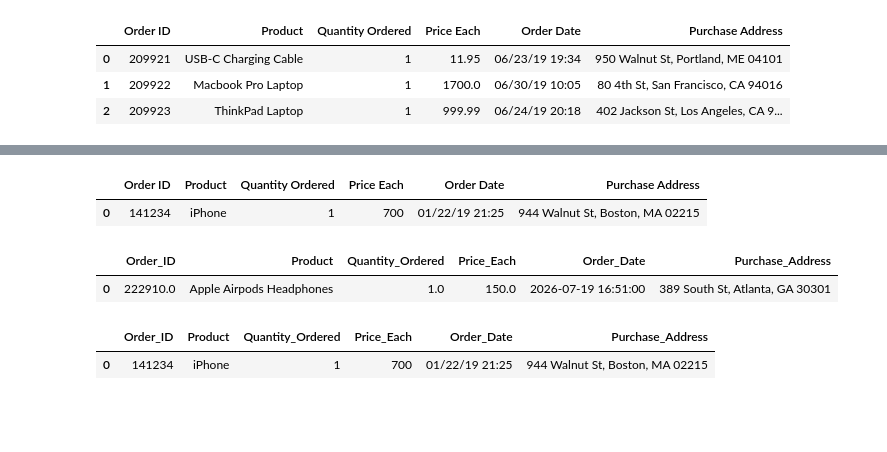
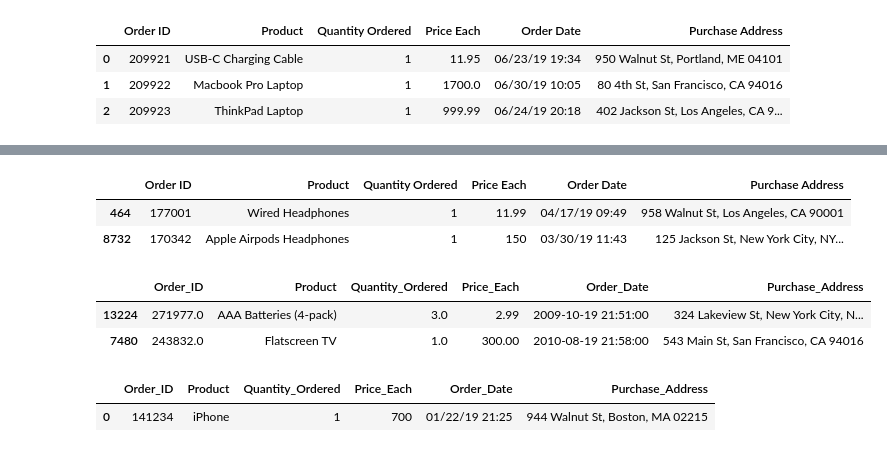
Before and after one commit to qochieng/Power-BI-dashboard-project, a Jupyter notebook: dashboard.ipynb, the cells around one changed output, grey strips where cells are left out. Cells and saved outputs as stored; diff of their text form; code cells hidden in the pictures; blank space fills up the shorter version.

```diff
--- a/dashboard.ipynb
+++ b/dashboard.ipynb
@@ -166,15 +161,19 @@ June.head(3)
 # %%
+#join the first half monthly datasets
 months =[January,February,March,April,May,June]
 first_half = pd.concat(months)
-first_half.head(1)
+first_half.sample(2)
 # %% [output]
 |  | Order ID | Product | Quantity Ordered | Price Each | Order Date | Purchase Address |
-| 0 | 141234 | iPhone | 1 | 700 | 01/22/19 21:25 | 944 Walnut St, Boston, MA 02215 |
+| 464 | 177001 | Wired Headphones | 1 | 11.99 | 04/17/19 09:49 | 958 Walnut St, Los Angeles, CA 90001 |
+| 8732 | 170342 | Apple Airpods Headphones | 1 | 150 | 03/30/19 11:43 | 125 Jackson St, New York City, NY... |
 # %%
+#join the second half monthly datasets
 months2 =[July,August,September,October,November,December]
 second_half = pd.concat(months2)
-second_half.head(1)
+second_half.sample(2)
 # %% [output]
 |  | Order_ID | Product | Quantity_Ordered | Price_Each | Order_Date | Purchase_Address |
-| 0 | 222910.0 | Apple Airpods Headphones | 1.0 | 150.0 | 2026-07-19 16:51:00 | 389 South St, Atlanta, GA 30301 |
+| 13224 | 271977.0 | AAA Batteries (4-pack) | 3.0 | 2.99 | 2009-10-19 21:51:00 | 324 Lakeview St, New York City, N... |
+| 7480 | 243832.0 | Flatscreen TV | 1.0 | 300.00 | 2010-08-19 21:58:00 | 543 Main St, San Francisco, CA 94016 |
 # %%
```
Also changed, not shown: parts of 7 cells of this notebook, 1 other file.
